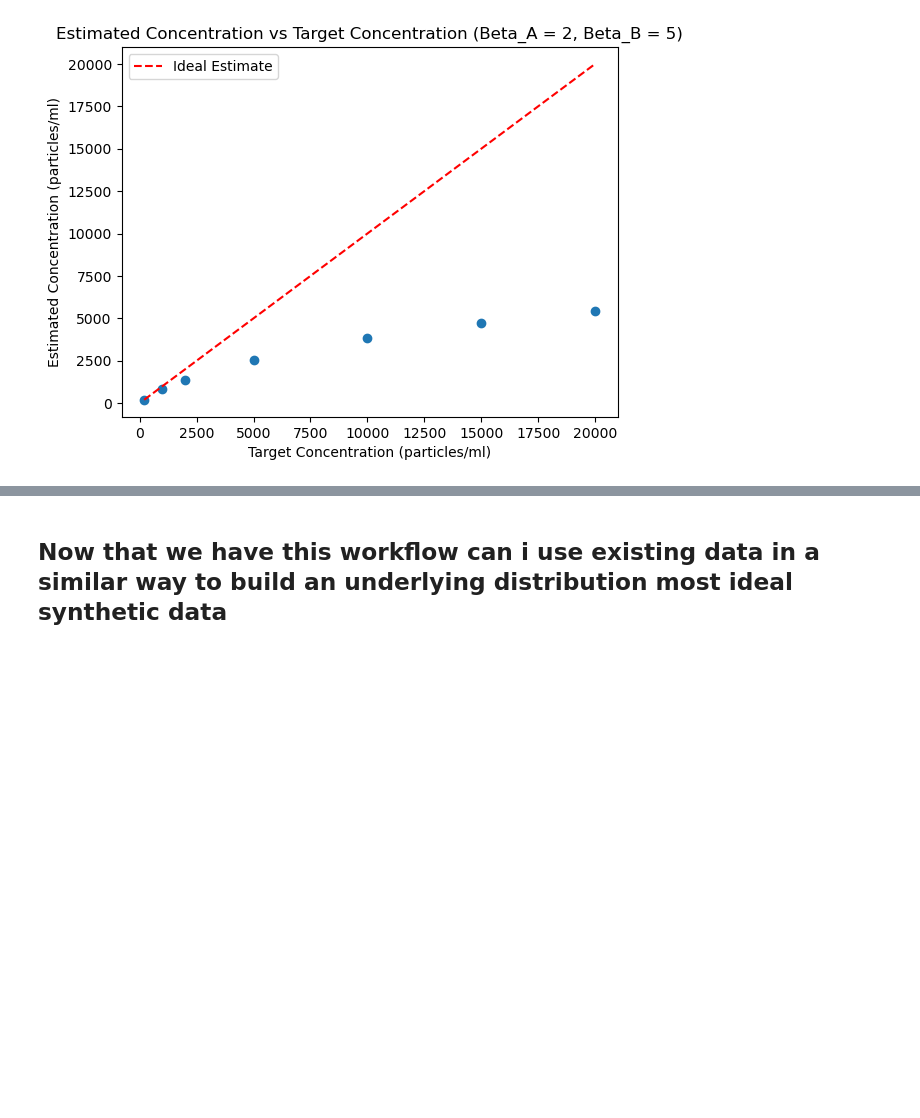
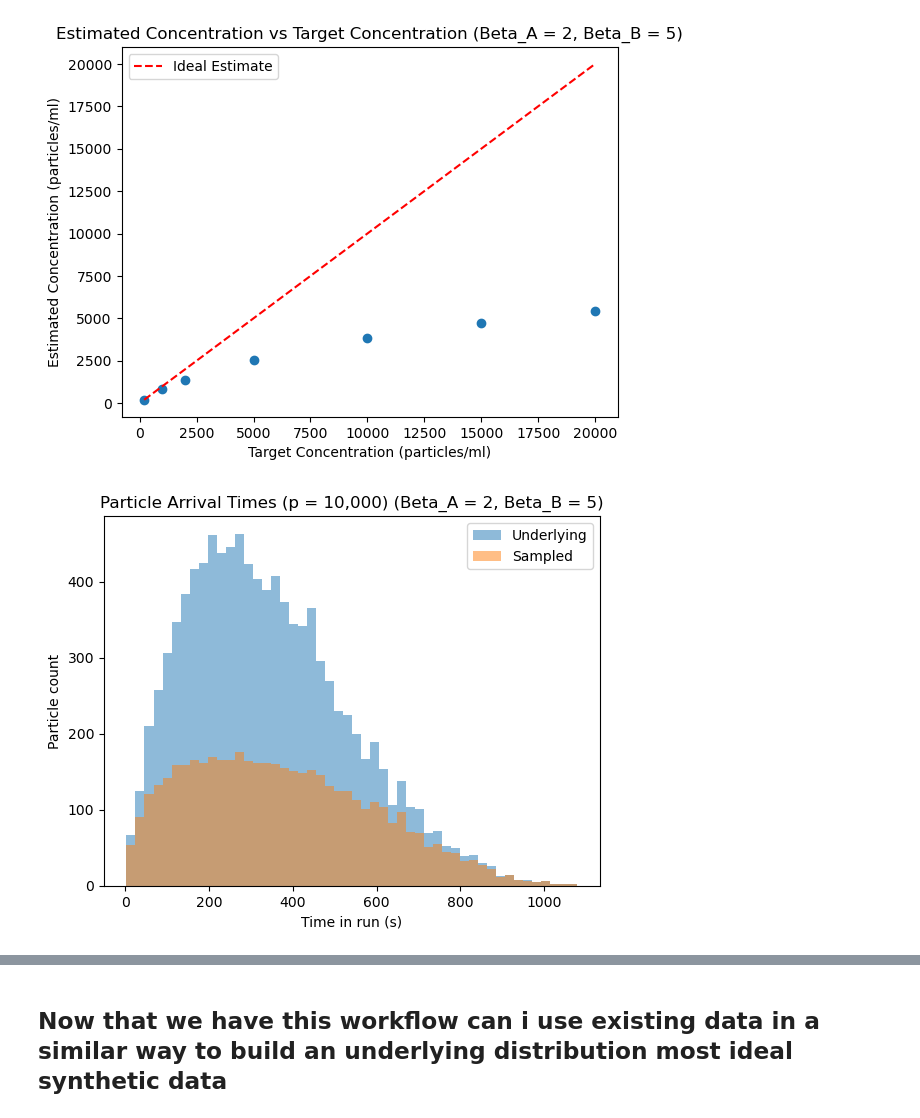
Before and after one commit to michaelstaiger/IFCBParticleSize, a Jupyter notebook: EmpyricalAnalysis/Notebooks/SyntheticFPS.ipynb, the cells around one changed output, grey strips where cells are left out. Cells and saved outputs as stored; diff of their text form; code cells hidden in the pictures; blank space fills up the shorter version.

```diff
--- a/EmpyricalAnalysis/Notebooks/SyntheticFPS.ipynb
+++ b/EmpyricalAnalysis/Notebooks/SyntheticFPS.ipynb
@@ -419,3 +419,22 @@ plt.show()
 5             4742.601514
 6             5438.027377
 [figure]
+# %%
+
+times = simulate_skewed_particles(mean_particles=10000,
+                                    beta_a=2,
+                                    beta_b=5,
+                                    run_duration=1200,
+                                    seed=1)
+ifcb_df = simulate_ifcb_sampling(times["arrival_time"])
+sampled = ifcb_df[ifcb_df["sampled"]]
+rejected = ifcb_df[~ifcb_df["sampled"]]
+plt.hist(ifcb_df["arrival_time"], bins=50, alpha=0.5, label="Underlying")
+plt.hist(sampled["arrival_time"], bins=50, alpha=0.5, label="Sampled")
+plt.title("Particle Arrival Times (p = 10,000) (Beta_A = 2, Beta_B = 5)")
+plt.xlabel("Time in run (s)")
+plt.ylabel("Particle count")
+plt.legend()
+plt.show()
+# %% [output]
+[figure, added]
```
Also changed, not shown: parts of 11 cells of this notebook, 11 other files.
